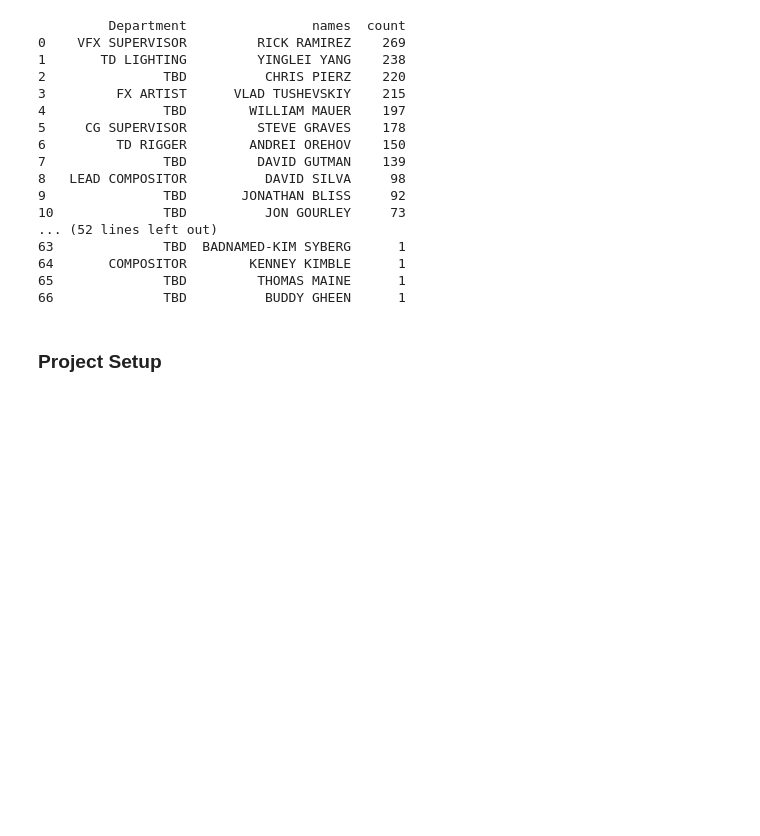
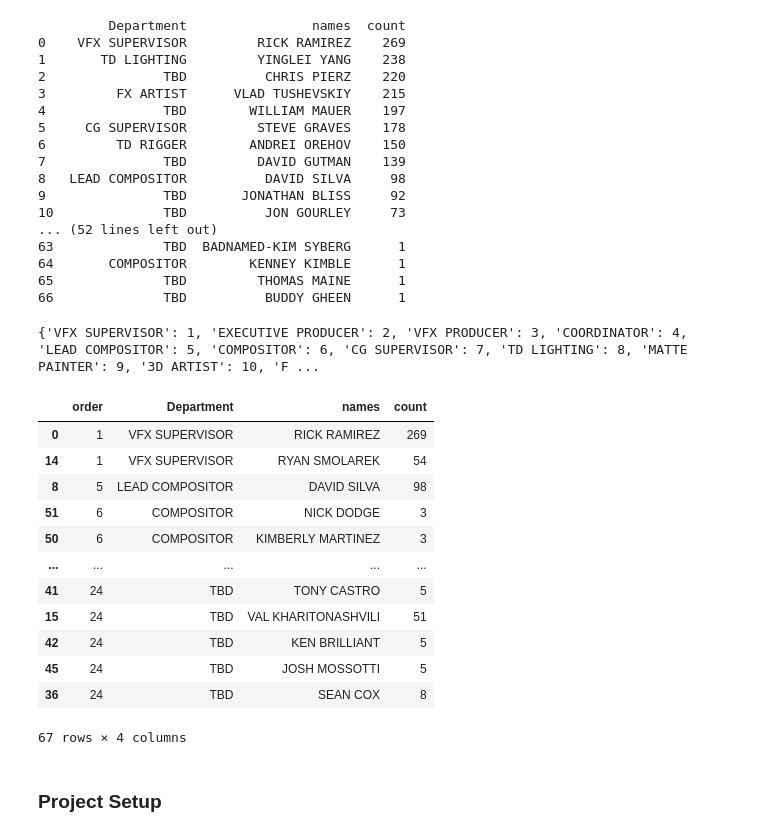
Before and after one commit to yanickw/the_end, a Jupyter notebook: the_end.ipynb, the cells around one changed output. Saved outputs shown, nothing was run; the diff lists cells and outputs as text; code cells hidden in the pictures; blank space fills up the shorter version.

Commit message:
Added the sorting list per department, added it to the DataFrame and sorted it

```diff
--- a/the_end.ipynb
+++ b/the_end.ipynb
@@ -113,6 +113,36 @@ print(names_summary.to_string())
 64       COMPOSITOR        KENNEY KIMBLE      1
 65              TBD         THOMAS MAINE      1
 66              TBD          BUDDY GHEEN      1
+# %%
+# reading the data from the file
+with open("./Resources/dept_order.txt") as order:
+    order_data = order.read()
+
+# reconstructing the data as a dictionary
+order_dict = json.loads(order_data)
+
+print(order_dict)
+# %% [output]
+{'VFX SUPERVISOR': 1, 'EXECUTIVE PRODUCER': 2, 'VFX PRODUCER': 3, 'COORDINATOR': 4, 'LEAD COMPOSITOR': 5, 'COMPOSITOR': 6, 'CG SUPERVISOR': 7, 'TD LIGHTING': 8, 'MATTE PAINTER': 9, '3D ARTIST': 10, 'F ...
+# %%
+names_summary["order"] = names_summary["Department"].map(order_dict)
+names_summary = names_summary[["order", "Department", "names", "count"]]
+names_summary = names_summary.sort_values("order")
+names_summary
+# %% [output]
+|  | order | Department | names | count |
+| 0 | 1 | VFX SUPERVISOR | RICK RAMIREZ | 269 |
+| 14 | 1 | VFX SUPERVISOR | RYAN SMOLAREK | 54 |
+| 8 | 5 | LEAD COMPOSITOR | DAVID SILVA | 98 |
+| 51 | 6 | COMPOSITOR | NICK DODGE | 3 |
+| 50 | 6 | COMPOSITOR | KIMBERLY MARTINEZ | 3 |
+| ... | ... | ... | ... | ... |
+| 41 | 24 | TBD | TONY CASTRO | 5 |
+| 15 | 24 | TBD | VAL KHARITONASHVILI | 51 |
+| 42 | 24 | TBD | KEN BRILLIANT | 5 |
+| 45 | 24 | TBD | JOSH MOSSOTTI | 5 |
+| 36 | 24 | TBD | SEAN COX | 8 |
+67 rows × 4 columns
 # %% [markdown]
 ### Project Setup
 # %%
```
Also changed, not shown: parts of 1 cell of this notebook, 3 other files.
